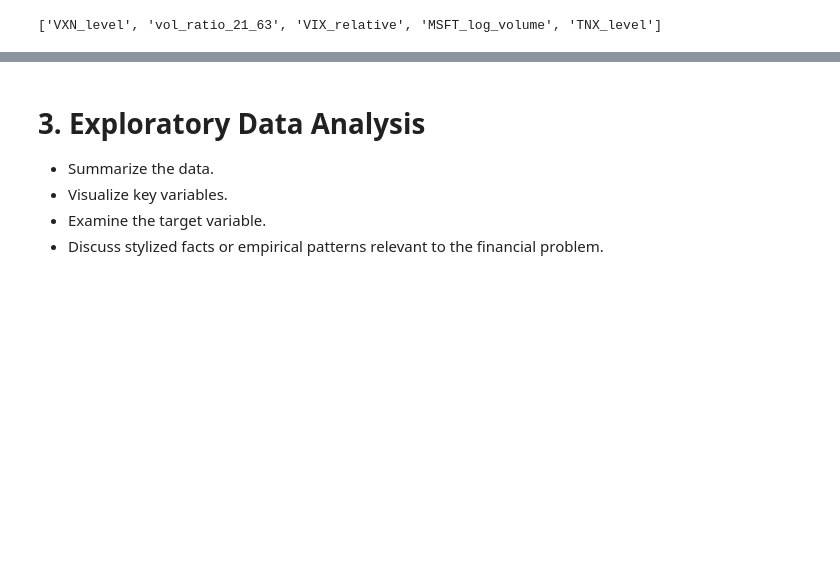
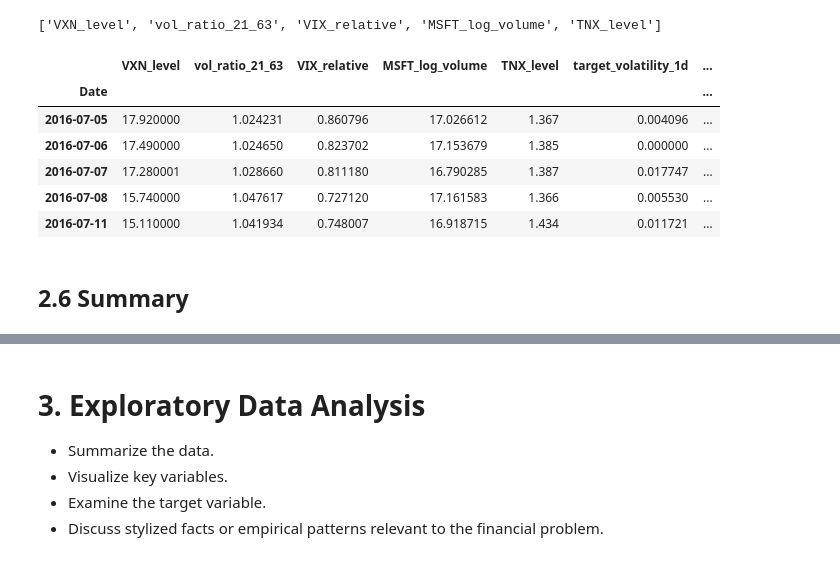
Before and after one commit to Emmaxustar/msft-volatility-prediction, a Jupyter notebook: CFRM521_project_final (1).ipynb, the cells around one changed output, grey strips where cells are left out. Cells and saved outputs as stored; diff of their text form; code cells hidden in the pictures; blank space fills up the shorter version.

```diff
--- a/CFRM521_project_final (1).ipynb
+++ b/CFRM521_project_final (1).ipynb
@@ -277,4 +325,16 @@ X_train_scaled = X_train_scaled[top5_features]
 X_valid_scaled = X_valid_scaled[top5_features]
 X_test_scaled  = X_test_scaled[top5_features]
 # %%
-model_data = df[top5_features + target_cols]
+model_data = model_data[top5_features + target_cols]
+# %%
+model_data.head()
+# %% [output]
+|  | VXN_level | vol_ratio_21_63 | VIX_relative | MSFT_log_volume | TNX_level | target_volatility_1d | ... |
+| Date |  |  |  |  |  |  | ... |
+| 2016-07-05 | 17.920000 | 1.024231 | 0.860796 | 17.026612 | 1.367 | 0.004096 | ... |
+| 2016-07-06 | 17.490000 | 1.024650 | 0.823702 | 17.153679 | 1.385 | 0.000000 | ... |
+| 2016-07-07 | 17.280001 | 1.028660 | 0.811180 | 16.790285 | 1.387 | 0.017747 | ... |
+| 2016-07-08 | 15.740000 | 1.047617 | 0.727120 | 17.161583 | 1.366 | 0.005530 | ... |
+| 2016-07-11 | 15.110000 | 1.041934 | 0.748007 | 16.918715 | 1.434 | 0.011721 | ... |
+# %% [markdown]
+## 2.6 Summary
```
Also changed, not shown: parts of 28 cells of this notebook.
